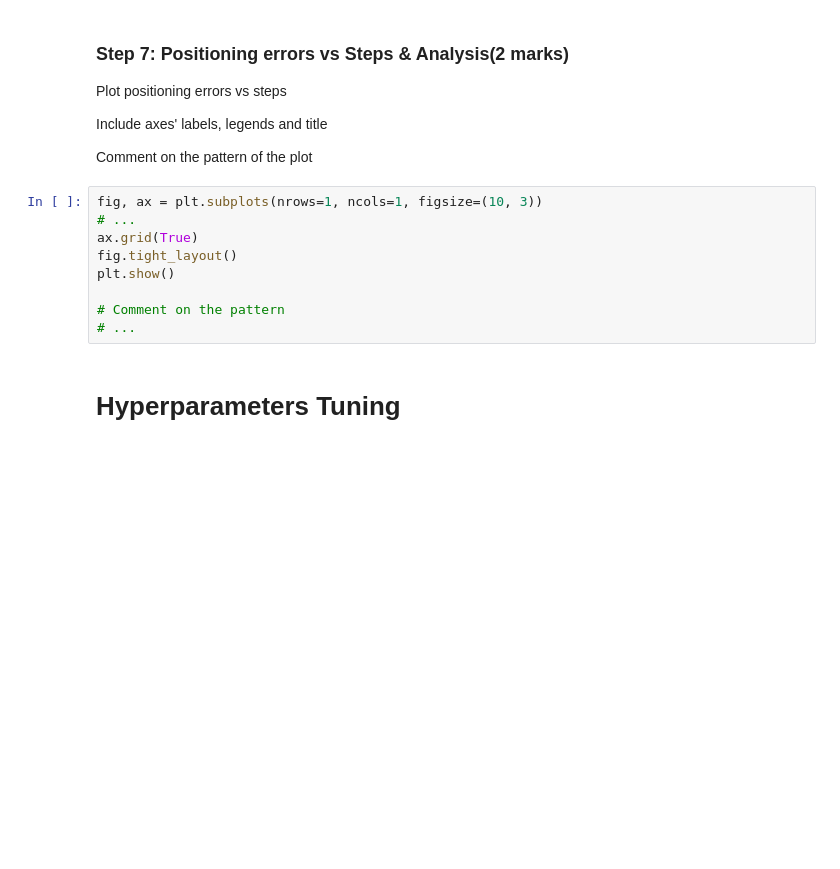
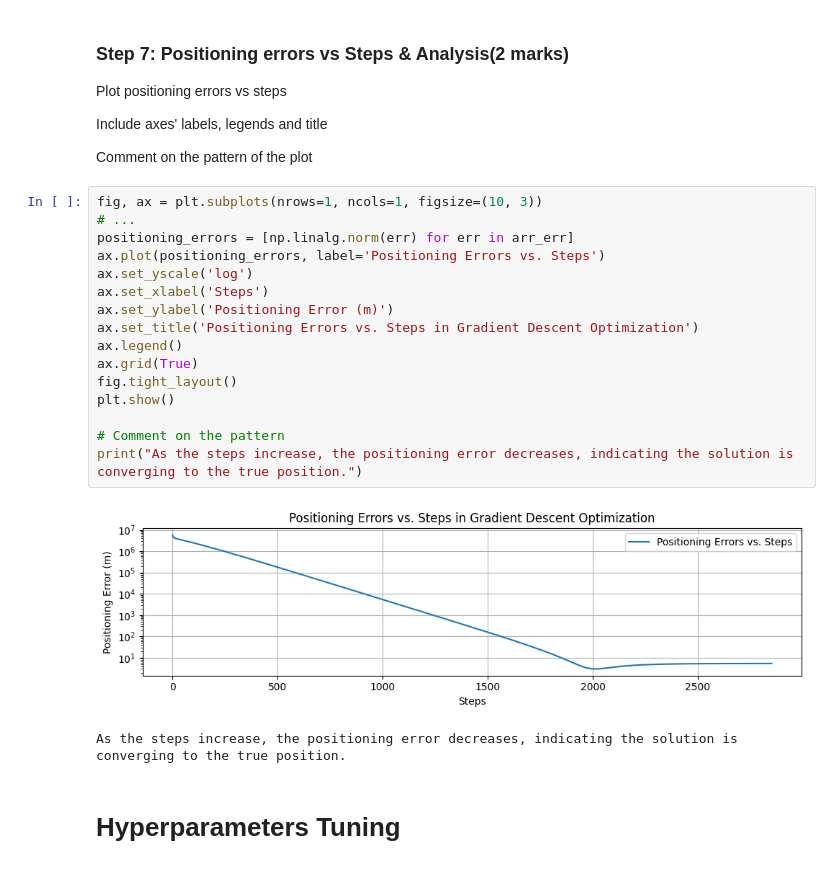
Before and after one commit to SIBTAINWASEEM/engg680_2024_fall, a Jupyter notebook: Lab_Assignment3/Assignment3.ipynb, the cells around one changed output. Saved outputs shown, nothing was run; the diff lists cells and outputs as text; blank space fills up the shorter version.

```diff
--- a/Lab_Assignment3/Assignment3.ipynb
+++ b/Lab_Assignment3/Assignment3.ipynb
@@ -295,15 +298,25 @@ Plot positioning errors vs steps
 Include axes' labels, legends and title
 
 Comment on the pattern of the plot
-# %%
-fig, ax = plt.subplots(nrows=1, ncols=1, figsize=(10, 3))
-# ...
-ax.grid(True)
-fig.tight_layout()
-plt.show()
-
-# Comment on the pattern
-# ...
+# %%
+fig, ax = plt.subplots(nrows=1, ncols=1, figsize=(10, 3))
+# ...
+positioning_errors = [np.linalg.norm(err) for err in arr_err]
+ax.plot(positioning_errors, label='Positioning Errors vs. Steps')
+ax.set_yscale('log')
+ax.set_xlabel('Steps')
+ax.set_ylabel('Positioning Error (m)')
+ax.set_title('Positioning Errors vs. Steps in Gradient Descent Optimization')
+ax.legend()
+ax.grid(True)
+fig.tight_layout()
+plt.show()
+
+# Comment on the pattern
+print("As the steps increase, the positioning error decreases, indicating the solution is converging to the true position.")
+# %% [output]
+[figure, added]
+As the steps increase, the positioning error decreases, indicating the solution is converging to the true position.
 # %% [markdown]
 # Hyperparameters Tuning
 # %% [markdown]
```
Also changed, not shown: parts of 13 cells of this notebook.
